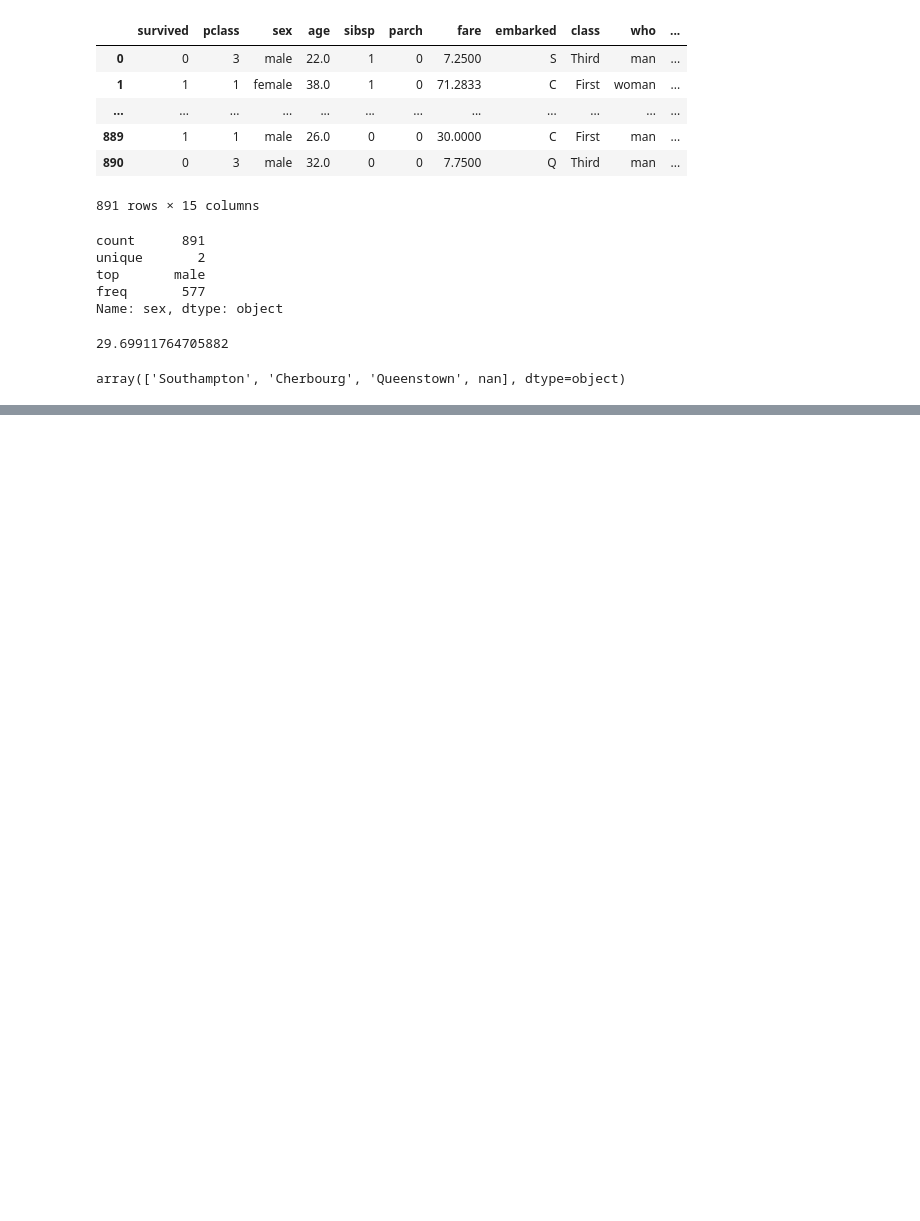
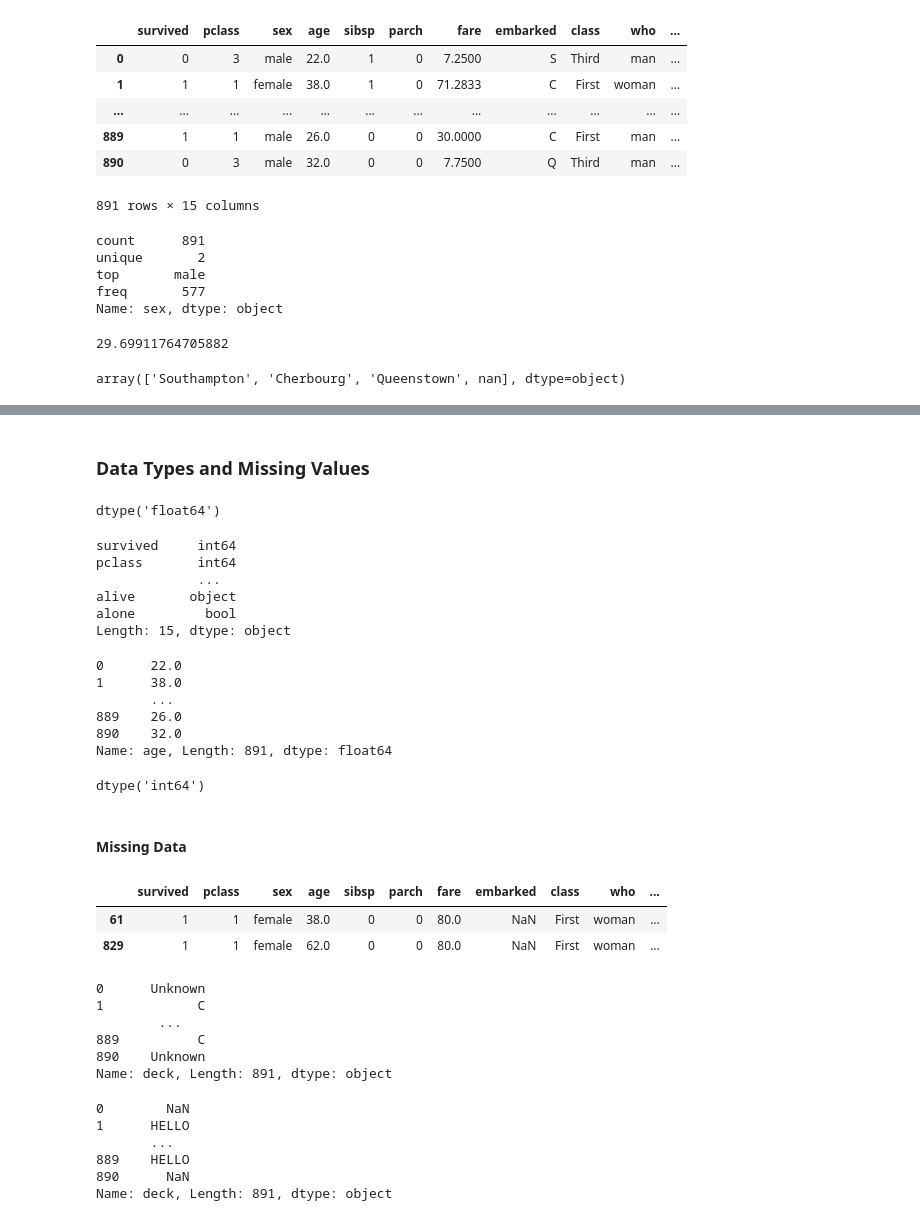
Before and after one commit to baedori99/TIL, a Jupyter notebook: kaggle_study_pandas.ipynb, the cells around one changed output, grey strips where cells are left out. Cells and saved outputs as stored; diff of their text form; code cells hidden in the pictures; blank space fills up the shorter version.

```diff
--- a/kaggle_study_pandas.ipynb
+++ b/kaggle_study_pandas.ipynb
@@ -405,0 +672,79 @@ array(['Southampton', 'Cherbourg', 'Queenstown', nan], dtype=object)
+# %% [markdown]
+### Data Types and Missing Values
+# %%
+# Data type for a column in a DataFrame or Series is known as dtype
+# Use dtype property to grab the type of a specific column
+
+titanic_reviews.age.dtype
+# %% [output]
+dtype('float64')
+# %%
+# The dtype property returns the dtype of every column in the DataFrame
+
+titanic_reviews.dtypes
+# %% [output]
+survived     int64
+pclass       int64
+             ...
+alive       object
+alone         bool
+Length: 15, dtype: object
+# %%
+# Data types tell how pandas is storing the data
+# float64 means that it's using a 64-bit floating point number
+# *** columns consisting entirely of strings do not get their own type
+# they are given the object type
+# It's possible to convert a column of one type into another by using the astype()
+
+titanic_reviews.age.astype('float64')
+# %% [output]
+0      22.0
+1      38.0
+       ...
+889    26.0
+890    32.0
+Name: age, Length: 891, dtype: float64
+# %%
+# DataFrame or Series index has its own dtype
+
+titanic_reviews.index.dtype
+
+# Pandas also supports more exotic data types such as categorical data and timeseries data
+# %% [output]
+dtype('int64')
+# %% [markdown]
+#### Missing Data
+# %%
+# Entries missing values are given the value NaN
+# NaN values are always of the float64 type
+
+titanic_reviews[pd.isnull(titanic_reviews.embark_town)]
+# %% [output]
+|  | survived | pclass | sex | age | sibsp | parch | fare | embarked | class | who | ... |
+| 61 | 1 | 1 | female | 38.0 | 0 | 0 | 80.0 | NaN | First | woman | ... |
+| 829 | 1 | 1 | female | 62.0 | 0 | 0 | 80.0 | NaN | First | woman | ... |
+# %%
+# Replacing missing values
+# fillna()
+# Provides a few different strategies for mitigating such data
+
+titanic_reviews.deck.fillna("Unknown")
+# %% [output]
+0      Unknown
+1            C
+        ...
+889          C
+890    Unknown
+Name: deck, Length: 891, dtype: object
+# %%
+# Backfill strategy
+# Fill each missing value with the first non-null value that appears sometime after the given record in the database
+
+titanic_reviews.deck.replace("C","HELLO")
+# %% [output]
+0        NaN
+1      HELLO
+       ...
+889    HELLO
+890      NaN
+Name: deck, Length: 891, dtype: object
```
Also changed, not shown: parts of 24 cells of this notebook.
